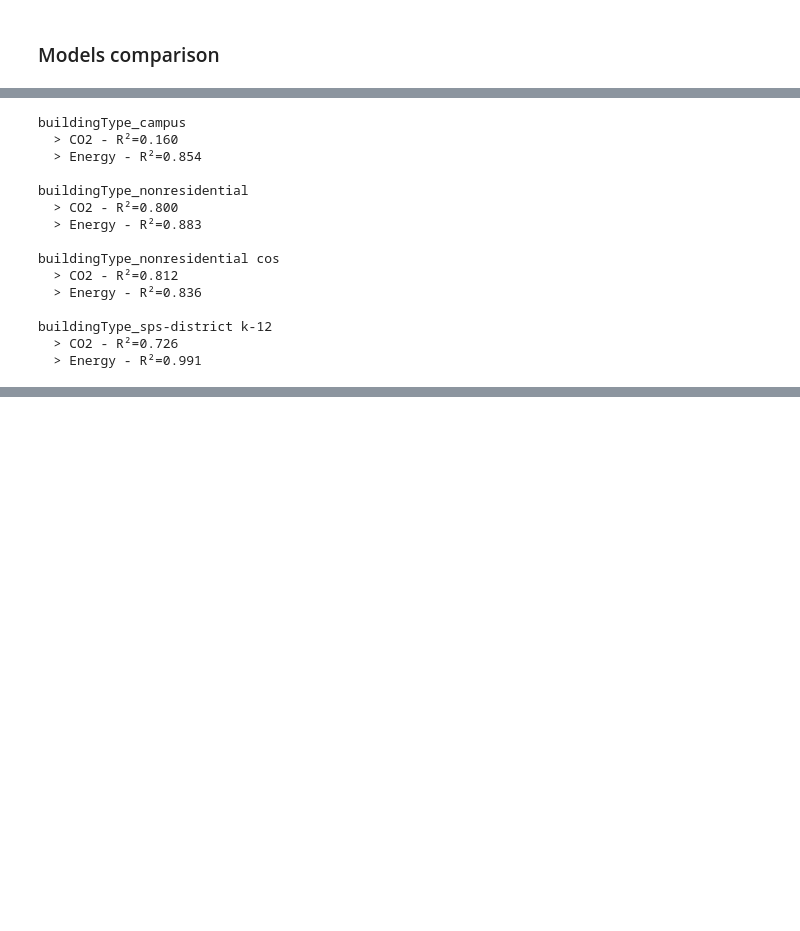
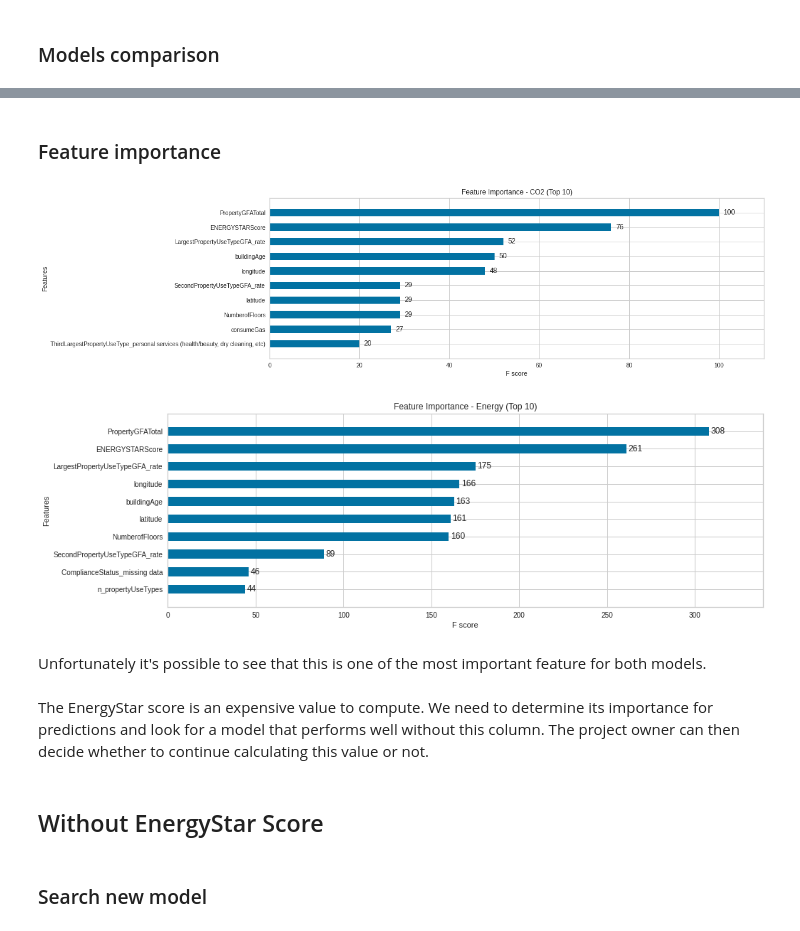
Before and after one commit to FlorianFormentini/OC_IML_P3_EnergyConsumption, a Jupyter notebook: Pelec_02_Predictions.ipynb, the cells around one changed output, grey strips where cells are left out. Saved outputs shown, nothing was run; the diff lists cells and outputs as text; code cells hidden in the pictures; blank space fills up the shorter version.

```diff
--- a/Pelec_02_Predictions.ipynb
+++ b/Pelec_02_Predictions.ipynb
@@ -327,4 +385,0 @@ EnergyStar score is a tedious value to obtain, so if a model performs well and t
-# %%
-from xgboost import plot_importance
-fig, ax = plt.subplots(figsize=(10, 25))
-plot_importance(tuned_model_co2, ax=ax)
@@ -336,4 +385,0 @@ plot_importance(tuned_model_co2, ax=ax)
-# %%
-fig, ax = plt.subplots(figsize=(15, 25))
-plot_importance(tuned_model_nrg, ax=ax)
-plt.show()
@@ -444,44 +523,12 @@ buildingType_sps-district k-12 70
-# %%
-y_pred_scores_co2_per_bt = {}
-y_pred_scores_nrg_per_bt = {}
-for partial_df_test in sliced_df_test_list:
-    print(partial_df_test)
-    # separate X/y in each partial test df
-    partial_y_test_co2 = sliced_df_test_list[partial_df_test].GHG_emissions_TCO2e
-    partial_y_test_nrg = sliced_df_test_list[partial_df_test].siteEnergyUse_kBtu
-    partial_X_test = sliced_df_test_list[partial_df_test].drop(columns=['siteEnergyUse_kBtu', 'GHG_emissions_TCO2e'])
-    # then make prediction for each feature to predict
-    y_preds_co2 = tuned_model_co2.predict(partial_X_test)
-    y_pred_scores_co2_per_bt[partial_df_test] = metrics.r2_score(partial_y_test_co2, y_preds_co2)
-    print(f"  > CO2 - R²={y_pred_scores_co2_per_bt[partial_df_test]:.3f}")
-    y_preds_nrg = tuned_model_nrg.predict(partial_X_test)
-    y_pred_scores_nrg_per_bt[partial_df_test] = metrics.r2_score(partial_y_test_nrg, y_preds_nrg)
-    print(f"  > Energy - R²={y_pred_scores_nrg_per_bt[partial_df_test]:.3f}\n")
-# %% [output]
-buildingType_campus
-  > CO2 - R²=0.160
-  > Energy - R²=0.854
-
-buildingType_nonresidential
-  > CO2 - R²=0.800
-  > Energy - R²=0.883
-
-buildingType_nonresidential cos
-  > CO2 - R²=0.812
-  > Energy - R²=0.836
-
-buildingType_sps-district k-12
-  > CO2 - R²=0.726
-  > Energy - R²=0.991
 # %%
 fig = go.Figure([
-    go.Bar(x=list(y_pred_scores_co2_per_bt.keys()),
-           y=list(y_pred_scores_co2_per_bt.values()),
-           text=[f"{x:.2f}"for x in y_pred_scores_co2_per_bt.values()],
+    go.Bar(x=list(sliced_preds.keys()),
+           y=[sliced_preds[x][0] for x in sliced_preds],
+           text=[f"{sliced_preds[x][0]:.3f}"for x in sliced_preds],
            marker_color='#B6DEDD', name='CO2'),
-    go.Bar(x=list(y_pred_scores_nrg_per_bt.keys()),
-           y=list(y_pred_scores_nrg_per_bt.values()),
-           text=[f"{x:.2f}"for x in y_pred_scores_nrg_per_bt.values()],
+    go.Bar(x=list(sliced_preds.keys()),
+           y=[sliced_preds[x][1] for x in sliced_preds],
+           text=[f"{sliced_preds[x][1]:.3f}" for x in sliced_preds],
            marker_color='#FFE072', name='Energy')
 ])
 fig.update_layout(width=700, height=500,
@@ -490,3 +537,30 @@ fig.update_layout(width=700, height=500,
 fig.show()
 # %% [output]
 [interactive output not drawn]
+# %% [markdown]
+### Feature importance
+# %%
+n_features_display = 10
+
+for k, model in tuned_models.items():
+    fig, ax = plt.subplots(figsize=(15, 5), facecolor='white')
+    plot_importance(
+        model, ax=ax,
+        height=.5, grid=True,
+        max_num_features=n_features_display,
+        title=f"Feature Importance - {k} (Top {n_features_display})",
+    )
+    ax.set_facecolor("white")
+    plt.show()
+    print()
+# %% [output]
+[figure, new version]
+[figure, added]
+# %% [markdown]
+Unfortunately it's possible to see that this is one of the most important feature for both models.
+# %% [markdown]
+The EnergyStar score is an expensive value to compute. We need to determine its importance for predictions and look for a model that performs well without this column. The project owner can then decide whether to continue calculating this value or not.
+# %% [markdown]
+## Without EnergyStar Score
+# %% [markdown]
+### Search new model
```
Also changed, not shown: parts of 66 cells of this notebook, 7 other files.
